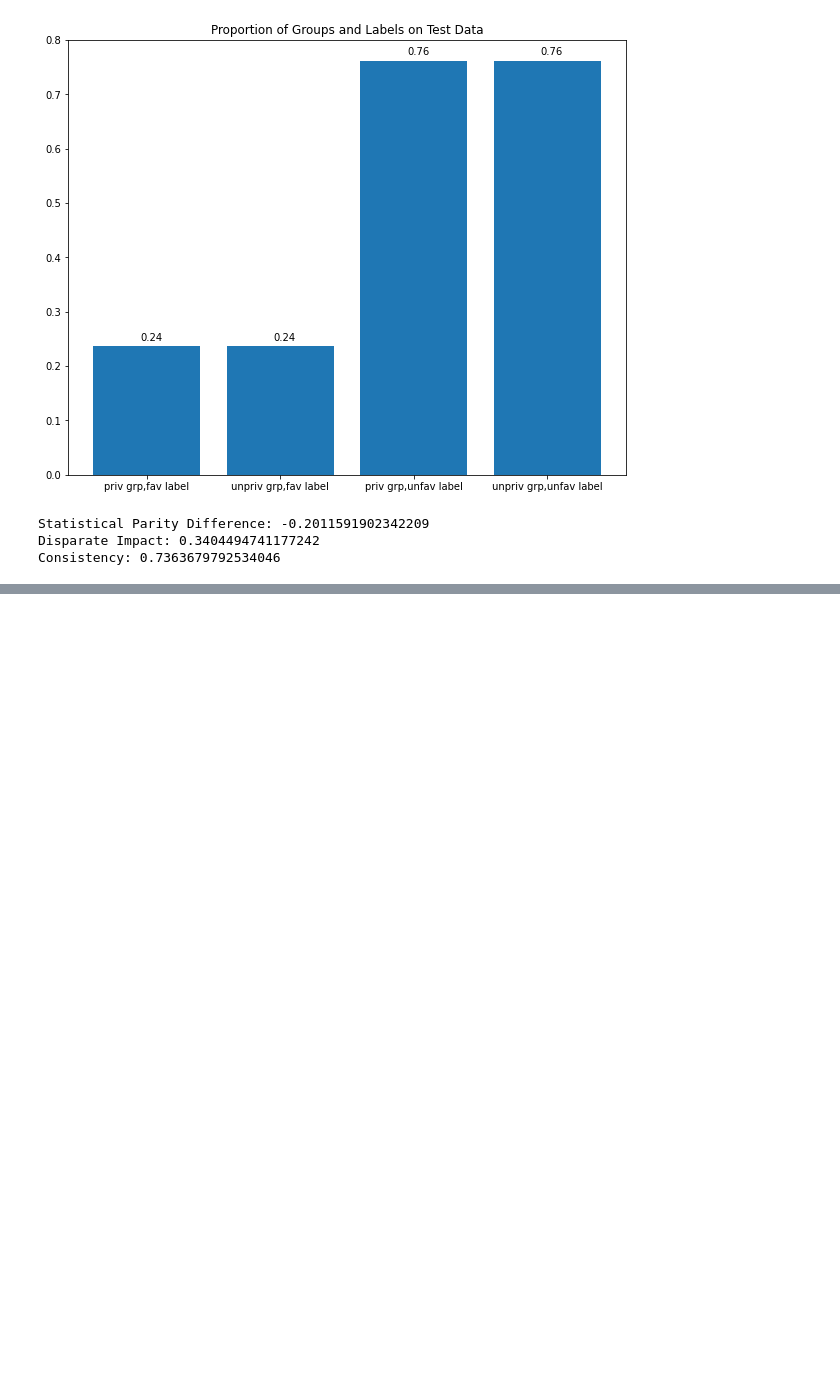
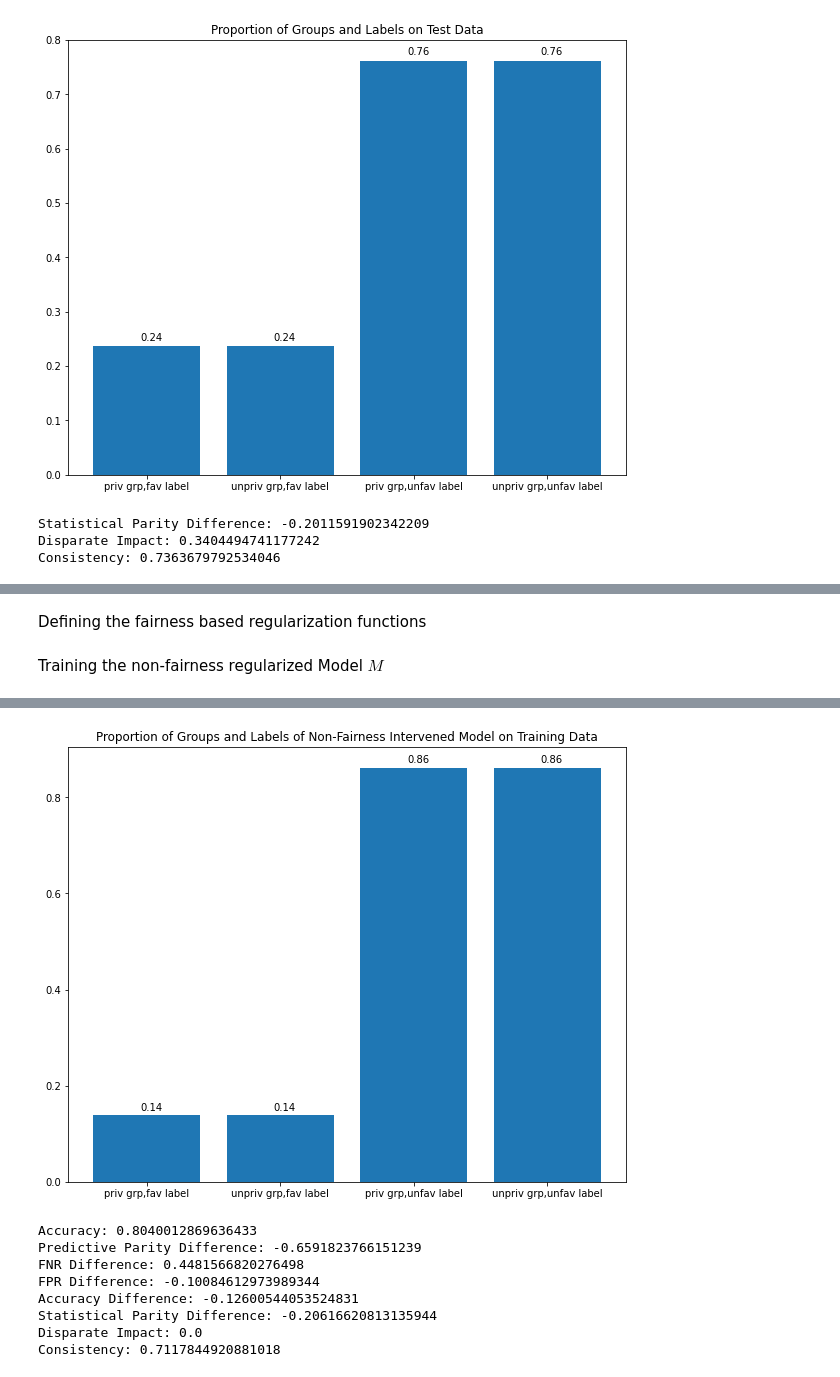
Before and after one commit to RishiDarkDevil/Regularization-Based-Fair-Classifier, a Jupyter notebook: Fairness-Regularization.ipynb, the cells around one changed output, grey strips where cells are left out. Saved outputs shown, nothing was run; the diff lists cells and outputs as text; code cells hidden in the pictures; blank space fills up the shorter version.

Commit message:
complete equalized odd regularized model build

```diff
--- a/Fairness-Regularization.ipynb
+++ b/Fairness-Regularization.ipynb
@@ -132,0 +151,2 @@ def loss_f(p_pred, y, fpr_diff, fnr_diff, C1=1, C2=1):
+# %% [markdown]
+Defining the fairness based regularization functions
@@ -133,14 +167,31 @@ def loss_f(p_pred, y, fpr_diff, fnr_diff, C1=1, C2=1):
+# %% [markdown]
+Training the non-fairness regularized Model $M$
 # %%
 # Training M
 for epoch in range(num_epochs):
-    y_pred = M(dset_trn)
-    loss= criterion(y_pred, y_trn)
+    p_pred = M(dset_trn)
+    loss= criterion(p_pred, y_trn)
 
     loss.backward()
     optimizer_M.step()
 
     optimizer_M.zero_grad()
 
-    if (epoch+1) % 100== 0:
+    if (epoch+1) % 200== 0:
         print(f'epoch: {epoch+1}, loss = {loss.item():.4f}')
+
+with torch.no_grad():
+    dset_trn_pred.labels = (p_pred > 0.5).numpy().astype(float)
+
+    mod_metrics = ClassificationMetric(dset_raw_trn, dset_trn_pred,
+                                        unprivileged_groups=unpriv_group,
+                                        privileged_groups=priv_group)
+    print("Accuracy:", mod_metrics.accuracy())
+    print("Predictive Parity Difference:", mod_metrics.positive_predictive_value(False)-mod_metrics.positive_predictive_value(True))
+    print("FNR Difference:", mod_metrics.false_negative_rate_difference())
+    print("FPR Difference:", mod_metrics.false_positive_rate_difference())
+    print("Accuracy Difference:", mod_metrics.error_rate_difference())
+    print("Statistical Parity Difference:",mod_metrics.statistical_parity_difference())
+    print("Disparate Impact:",mod_metrics.disparate_impact())
+    print("Consistency:",mod_metrics.consistency()[0])
 # %% [output]
@@ -166,0 +208,9 @@ epoch: 2000, loss = 0.4273
+[figure, added]
+Accuracy: 0.8040012869636433
+Predictive Parity Difference: -0.6591823766151239
+FNR Difference: 0.4481566820276498
+FPR Difference: -0.10084612973989344
+Accuracy Difference: -0.12600544053524831
+Statistical Parity Difference: -0.20616620813135944
+Disparate Impact: 0.0
+Consistency: 0.7117844920881018
```
Also changed, not shown: parts of 24 cells of this notebook.
